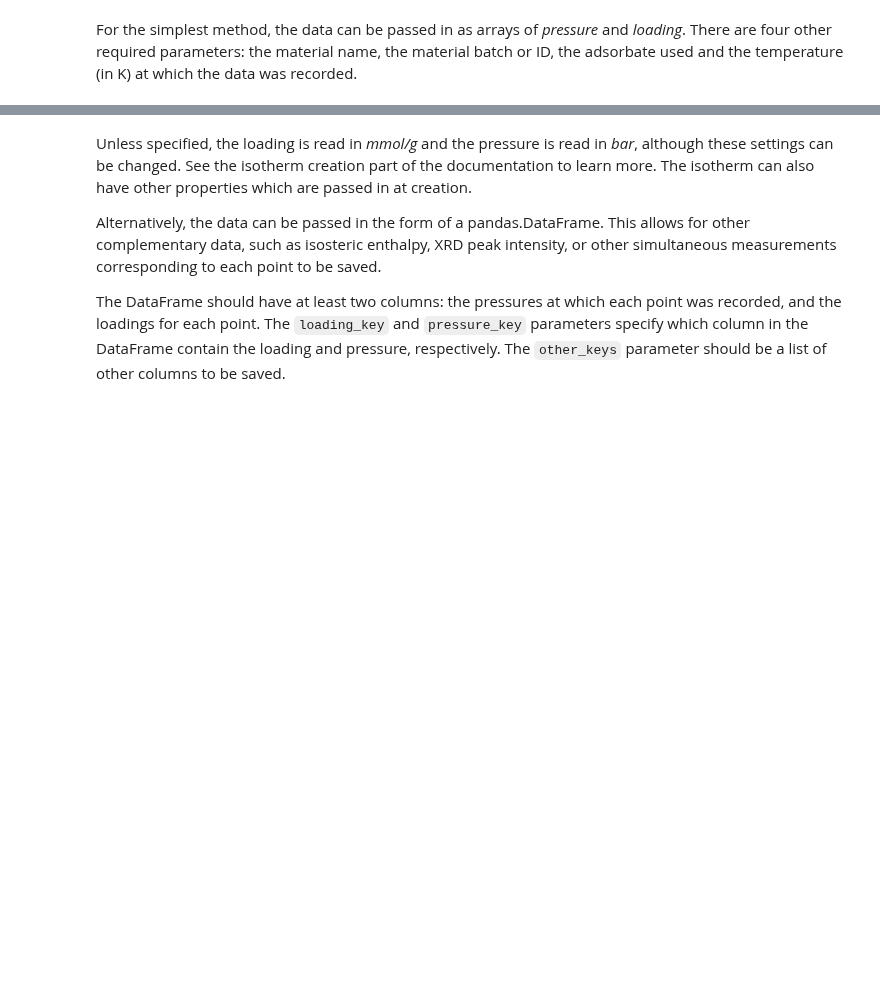
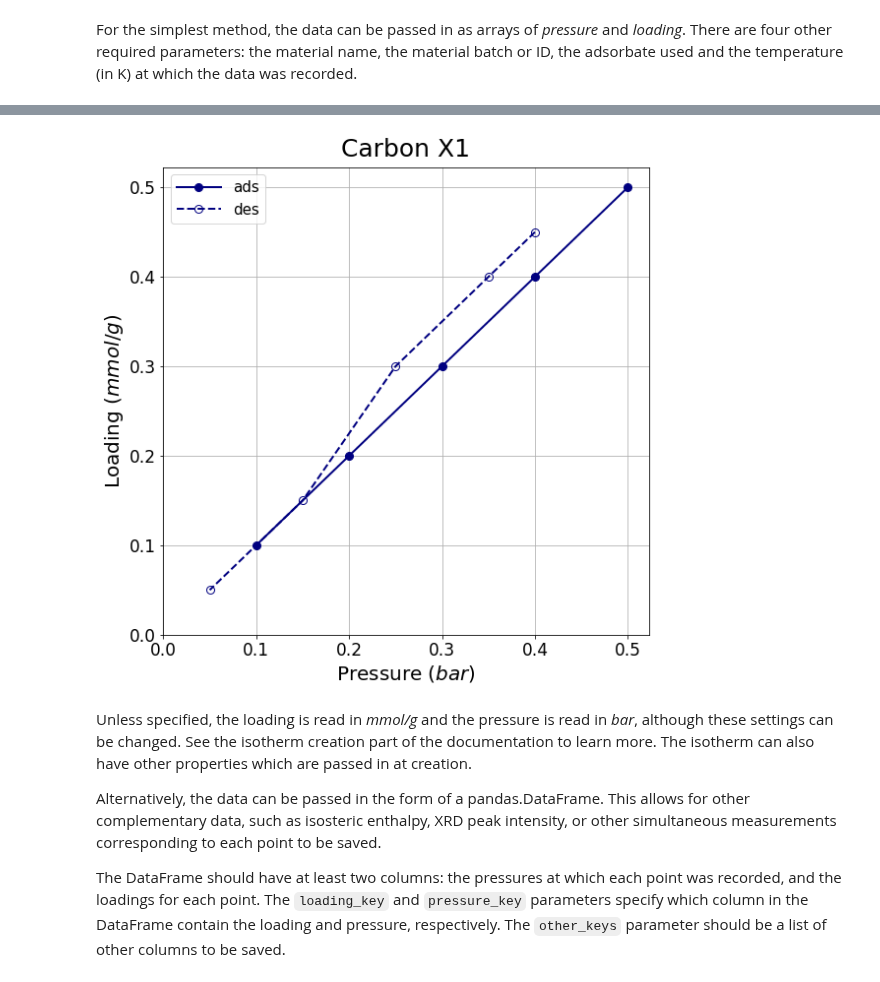
Before and after one commit to pauliacomi/pyGAPS, a Jupyter notebook: docs/examples/quickstart.ipynb, the cells around one changed output, grey strips where cells are left out. Cells and saved outputs as stored; diff of their text form; code cells hidden in the pictures; blank space fills up the shorter version.

```diff
--- a/docs/examples/quickstart.ipynb
+++ b/docs/examples/quickstart.ipynb
@@ -25,11 +25,11 @@ the material name, the material batch or ID, the adsorbate
 used and the temperature (in K) at which the data was recorded.
 # %%
 isotherm = pygaps.PointIsotherm(
-    pressure=[0.1, 0.2, 0.3, 0.4, 0.5, 0.45, 0.35, 0.25, 0.15, 0.05],
-    loading=[0.1, 0.2, 0.3, 0.4, 0.5, 0.5, 0.4, 0.3, 0.15, 0.05],
-    material= 'Carbon',
-    material_batch = 'X1',
+    pressure=[0.1, 0.2, 0.3, 0.4, 0.5, 0.4, 0.35, 0.25, 0.15, 0.05],
+    loading=[0.1, 0.2, 0.3, 0.4, 0.5, 0.45, 0.4, 0.3, 0.15, 0.05],
+    material= 'Carbon X1',
     adsorbate = 'N2',
     temperature = 77,
 )
+isotherm.plot()
 # %% [output]
@@ -42,3 +42,4 @@ WARNING: A value for 'loading_basis' was not specified. It will therefore be aut
+[figure, added]
 # %% [markdown]
 Unless specified, the loading is read in *mmol/g* and the
 pressure is read in *bar*, although these settings can be changed.
```
Also changed, not shown: parts of 4 cells of this notebook, 18 other files.
